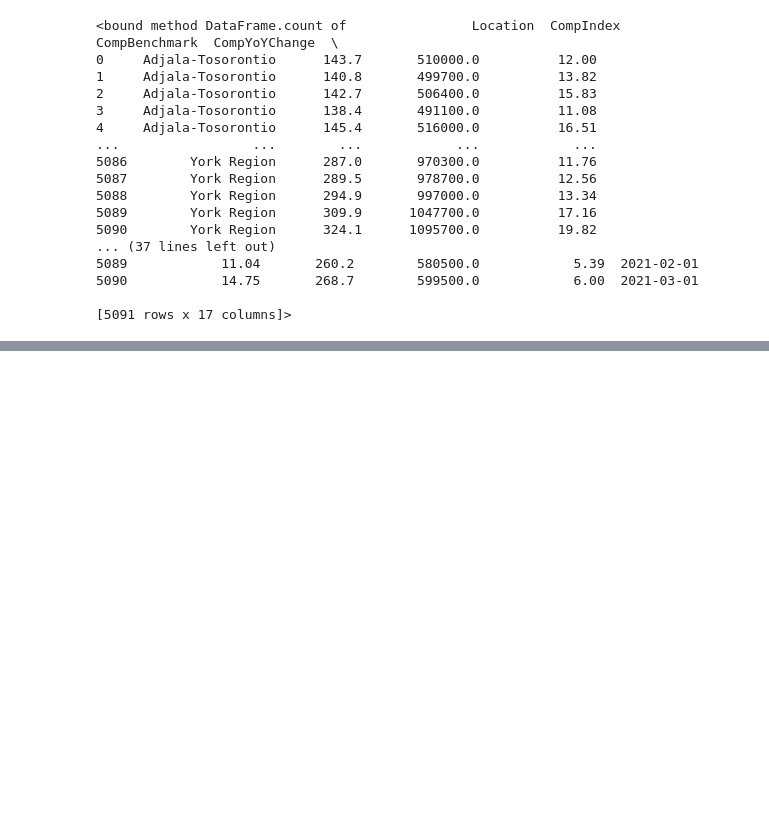
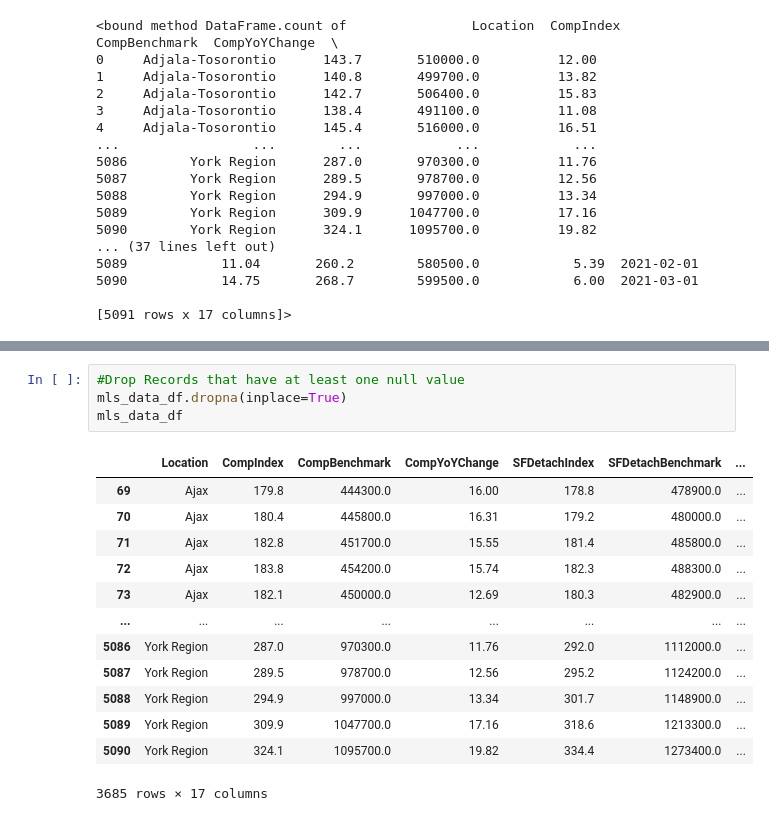
Before and after one commit to ycolagelo/Ontario-Housing-Project, a Jupyter notebook: Kaggle MLS Data.ipynb, the cells around one changed output, grey strips where cells are left out. Cells and saved outputs as stored; diff of their text form; blank space fills up the shorter version.

```diff
--- a/Kaggle MLS Data.ipynb
+++ b/Kaggle MLS Data.ipynb
@@ -45,0 +185,18 @@ mls_data_df.count
+# %%
+#Drop Records that have at least one null value
+mls_data_df.dropna(inplace=True)
+mls_data_df
+# %% [output]
+|  | Location | CompIndex | CompBenchmark | CompYoYChange | SFDetachIndex | SFDetachBenchmark | ... |
+| 69 | Ajax | 179.8 | 444300.0 | 16.00 | 178.8 | 478900.0 | ... |
+| 70 | Ajax | 180.4 | 445800.0 | 16.31 | 179.2 | 480000.0 | ... |
+| 71 | Ajax | 182.8 | 451700.0 | 15.55 | 181.4 | 485800.0 | ... |
+| 72 | Ajax | 183.8 | 454200.0 | 15.74 | 182.3 | 488300.0 | ... |
+| 73 | Ajax | 182.1 | 450000.0 | 12.69 | 180.3 | 482900.0 | ... |
+| ... | ... | ... | ... | ... | ... | ... | ... |
+| 5086 | York Region | 287.0 | 970300.0 | 11.76 | 292.0 | 1112000.0 | ... |
+| 5087 | York Region | 289.5 | 978700.0 | 12.56 | 295.2 | 1124200.0 | ... |
+| 5088 | York Region | 294.9 | 997000.0 | 13.34 | 301.7 | 1148900.0 | ... |
+| 5089 | York Region | 309.9 | 1047700.0 | 17.16 | 318.6 | 1213300.0 | ... |
+| 5090 | York Region | 324.1 | 1095700.0 | 19.82 | 334.4 | 1273400.0 | ... |
+3685 rows × 17 columns
```
Also changed, not shown: parts of 19 cells of this notebook.
